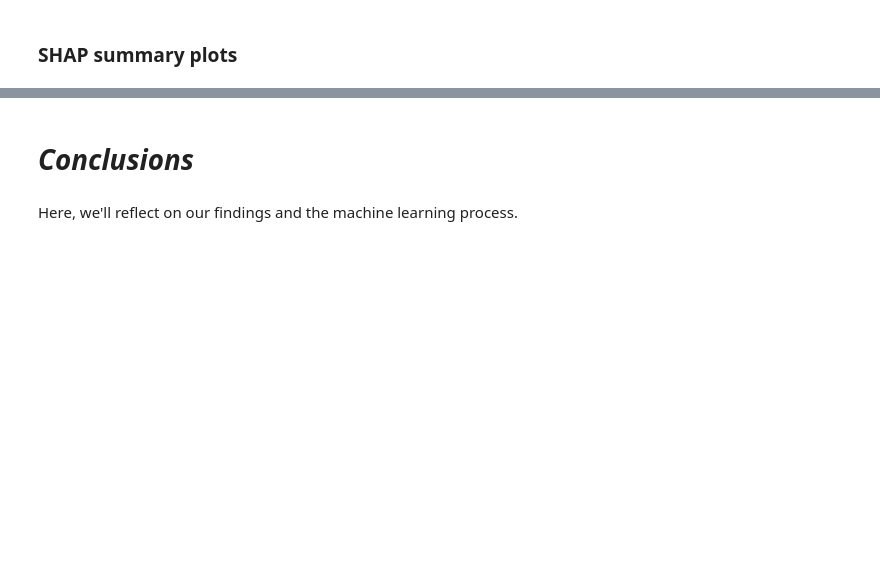
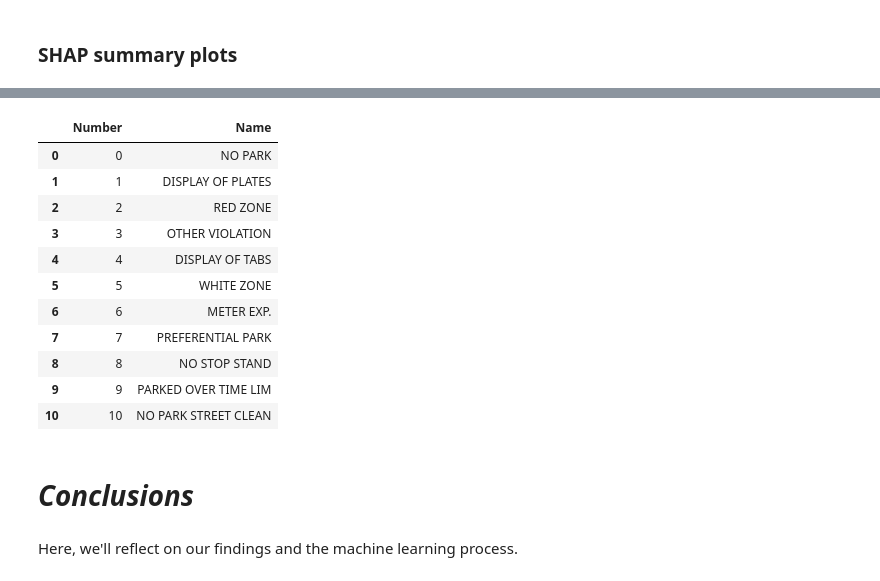
Before and after one commit to rlirey/Portfolio, a Jupyter notebook: Classification/e2e_classification_parkingcitations_2018.ipynb, the cells around one changed output, grey strips where cells are left out. Drawn from its saved outputs; the diff is of its cells as text; code cells hidden in the pictures; blank space fills up the shorter version.

```diff
--- a/Classification/e2e_classification_parkingcitations_2018.ipynb
+++ b/Classification/e2e_classification_parkingcitations_2018.ipynb
@@ -1655,3 +1666,26 @@ shap.summary_plot(shap_values, X_test_shap, plot_type="bar")
+# %%
+class_labels = definitions.tolist()
+class_numbers = [i for i in range(0,len(class_labels))]
+
+vd_guide = pd.DataFrame(columns = ["Number","Name"])
+vd_guide["Number"] = class_numbers
+vd_guide["Name"] = class_labels
+
+vd_guide.set_index("Number")
+vd_guide
+# %% [output]
+|  | Number | Name |
+| 0 | 0 | NO PARK |
+| 1 | 1 | DISPLAY OF PLATES |
+| 2 | 2 | RED ZONE |
+| 3 | 3 | OTHER VIOLATION |
+| 4 | 4 | DISPLAY OF TABS |
+| 5 | 5 | WHITE ZONE |
+| 6 | 6 | METER EXP. |
+| 7 | 7 | PREFERENTIAL PARK |
+| 8 | 8 | NO STOP STAND |
+| 9 | 9 | PARKED OVER TIME LIM |
+| 10 | 10 | NO PARK STREET CLEAN |
 # %% [markdown]
 # ***Conclusions***
 # %% [markdown]
```
Also changed, not shown: parts of 6 cells of this notebook.
